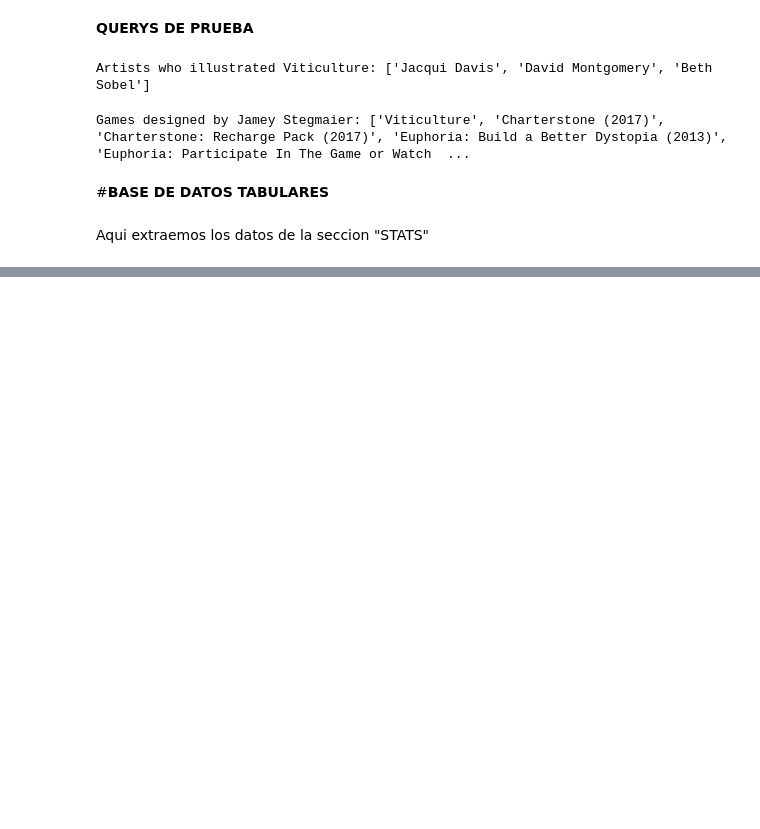
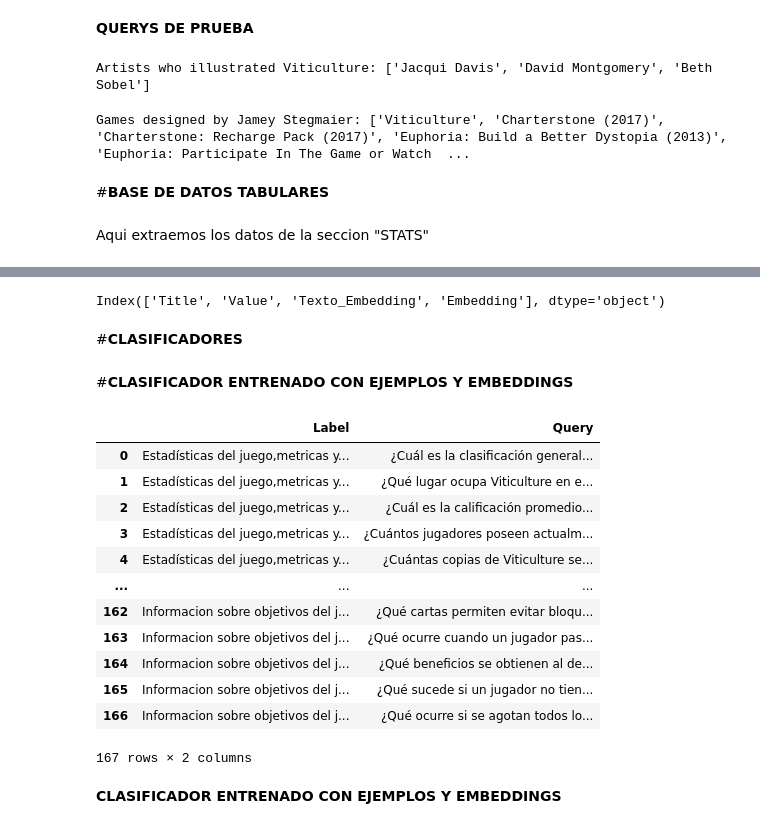
Before and after one commit to SolKidonakis/NLP2024, a Jupyter notebook: TP2/TP2NLP.ipynb, the cells around one changed output, grey strips where cells are left out. Drawn from its saved outputs; the diff is of its cells as text; code cells hidden in the pictures; blank space fills up the shorter version.

```diff
--- a/TP2/TP2NLP.ipynb
+++ b/TP2/TP2NLP.ipynb
@@ -1061,0 +918,8 @@ print(df_expansions)
+# %%
+print(df_combined.columns)
+# %% [output]
+Index(['Title', 'Value', 'Texto_Embedding', 'Embedding'], dtype='object')
+# %% [markdown]
+#**CLASIFICADORES**
+# %% [markdown]
+#**CLASIFICADOR ENTRENADO CON EJEMPLOS Y EMBEDDINGS**
@@ -1061,0 +1121,23 @@ print(df_expansions)
+# %%
+# Guardar en un archivo CSV
+csv_file_path = '/content/Clasificador.csv'
+df_dataset.to_csv(csv_file_path, index=False)
+
+Clasificador = pd.read_csv('/content/Clasificador.csv')
+Clasificador
+# %% [output]
+|  | Label | Query |
+| 0 | Estadísticas del juego,metricas y... | ¿Cuál es la clasificación general... |
+| 1 | Estadísticas del juego,metricas y... | ¿Qué lugar ocupa Viticulture en e... |
+| 2 | Estadísticas del juego,metricas y... | ¿Cuál es la calificación promedio... |
+| 3 | Estadísticas del juego,metricas y... | ¿Cuántos jugadores poseen actualm... |
+| 4 | Estadísticas del juego,metricas y... | ¿Cuántas copias de Viticulture se... |
+| ... | ... | ... |
+| 162 | Informacion sobre objetivos del j... | ¿Qué cartas permiten evitar bloqu... |
+| 163 | Informacion sobre objetivos del j... | ¿Qué ocurre cuando un jugador pas... |
+| 164 | Informacion sobre objetivos del j... | ¿Qué beneficios se obtienen al de... |
+| 165 | Informacion sobre objetivos del j... | ¿Qué sucede si un jugador no tien... |
+| 166 | Informacion sobre objetivos del j... | ¿Qué ocurre si se agotan todos lo... |
+167 rows × 2 columns
+# %% [markdown]
+**CLASIFICADOR ENTRENADO CON EJEMPLOS Y EMBEDDINGS**
```
Also changed, not shown: parts of 44 cells of this notebook.
